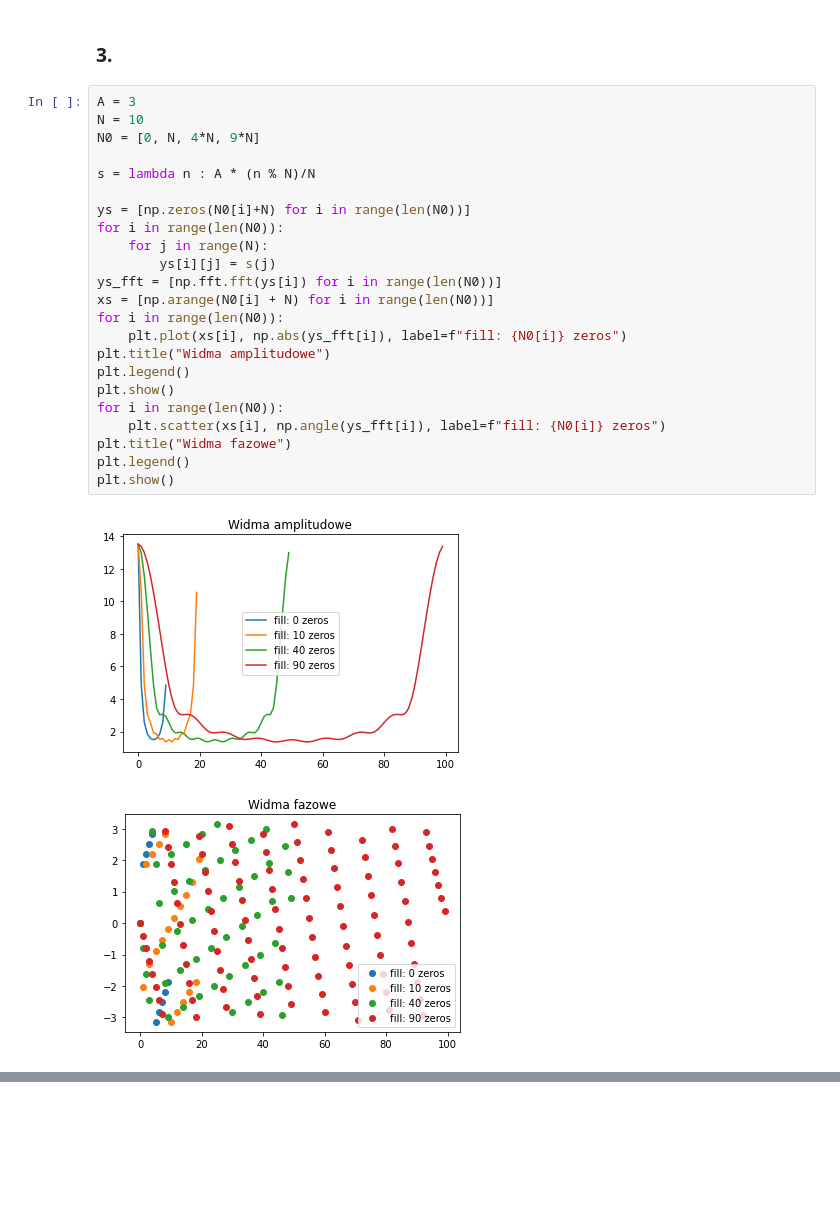
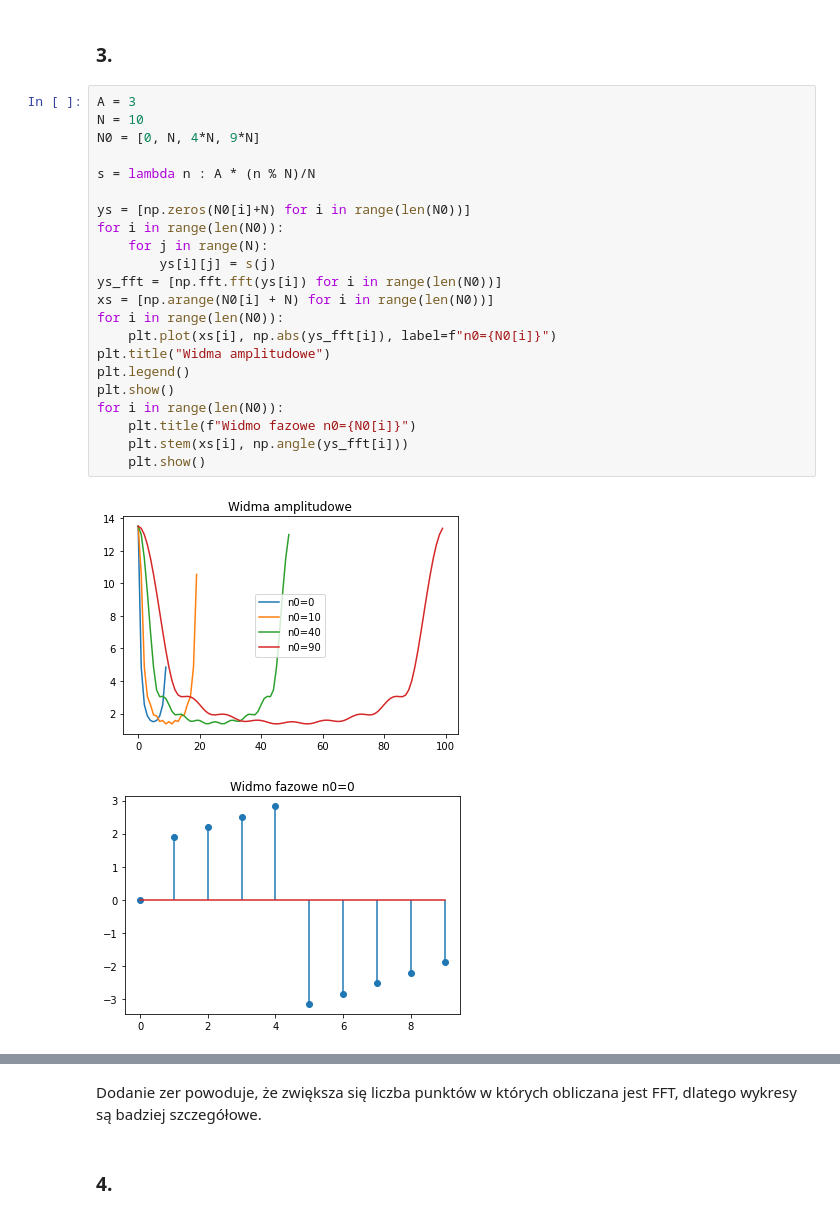
Before and after one commit to piotrszmurlo/WMM22L, a Jupyter notebook: Lab1/lab1.ipynb, the cells around one changed output, grey strips where cells are left out. Saved outputs shown, nothing was run; the diff lists cells and outputs as text; blank space fills up the shorter version.

```diff
--- a/Lab1/lab1.ipynb
+++ b/Lab1/lab1.ipynb
@@ -99,26 +99,25 @@ plt.show()
 # %%
 A = 3
 N = 10
 N0 = [0, N, 4*N, 9*N]
 
 s = lambda n : A * (n % N)/N
 
 ys = [np.zeros(N0[i]+N) for i in range(len(N0))]
 for i in range(len(N0)):
     for j in range(N):
         ys[i][j] = s(j)
 ys_fft = [np.fft.fft(ys[i]) for i in range(len(N0))]
 xs = [np.arange(N0[i] + N) for i in range(len(N0))]
 for i in range(len(N0)):
-    plt.plot(xs[i], np.abs(ys_fft[i]), label=f"fill: {N0[i]} zeros")
+    plt.plot(xs[i], np.abs(ys_fft[i]), label=f"n0={N0[i]}")
 plt.title("Widma amplitudowe")
 plt.legend()
 plt.show()
 for i in range(len(N0)):
-    plt.scatter(xs[i], np.angle(ys_fft[i]), label=f"fill: {N0[i]} zeros")
-plt.title("Widma fazowe")
-plt.legend()
-plt.show()
+    plt.title(f"Widmo fazowe n0={N0[i]}")
+    plt.stem(xs[i], np.angle(ys_fft[i]))
+    plt.show()
 # %% [output]
-[figure, old version]
+[figure, new version]
-[figure, old version]
+[figure, new version]
@@ -124,0 +127,4 @@ plt.show()
+# %% [markdown]
+Dodanie zer powoduje, że zwiększa się liczba punktów w których obliczana jest FFT, dlatego wykresy są badziej szczegółowe.
+# %% [markdown]
+### 4.
```
Also changed, not shown: parts of 5 cells of this notebook.
